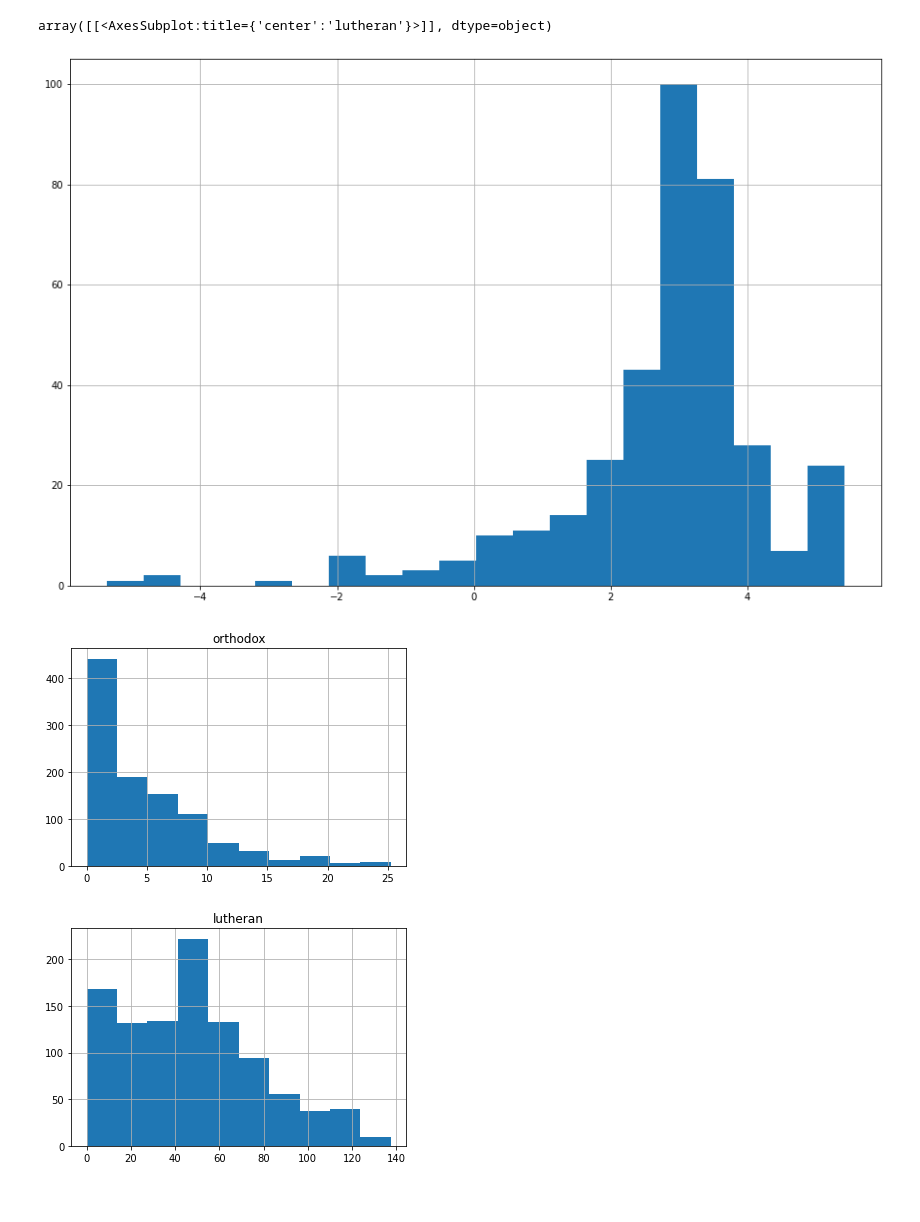
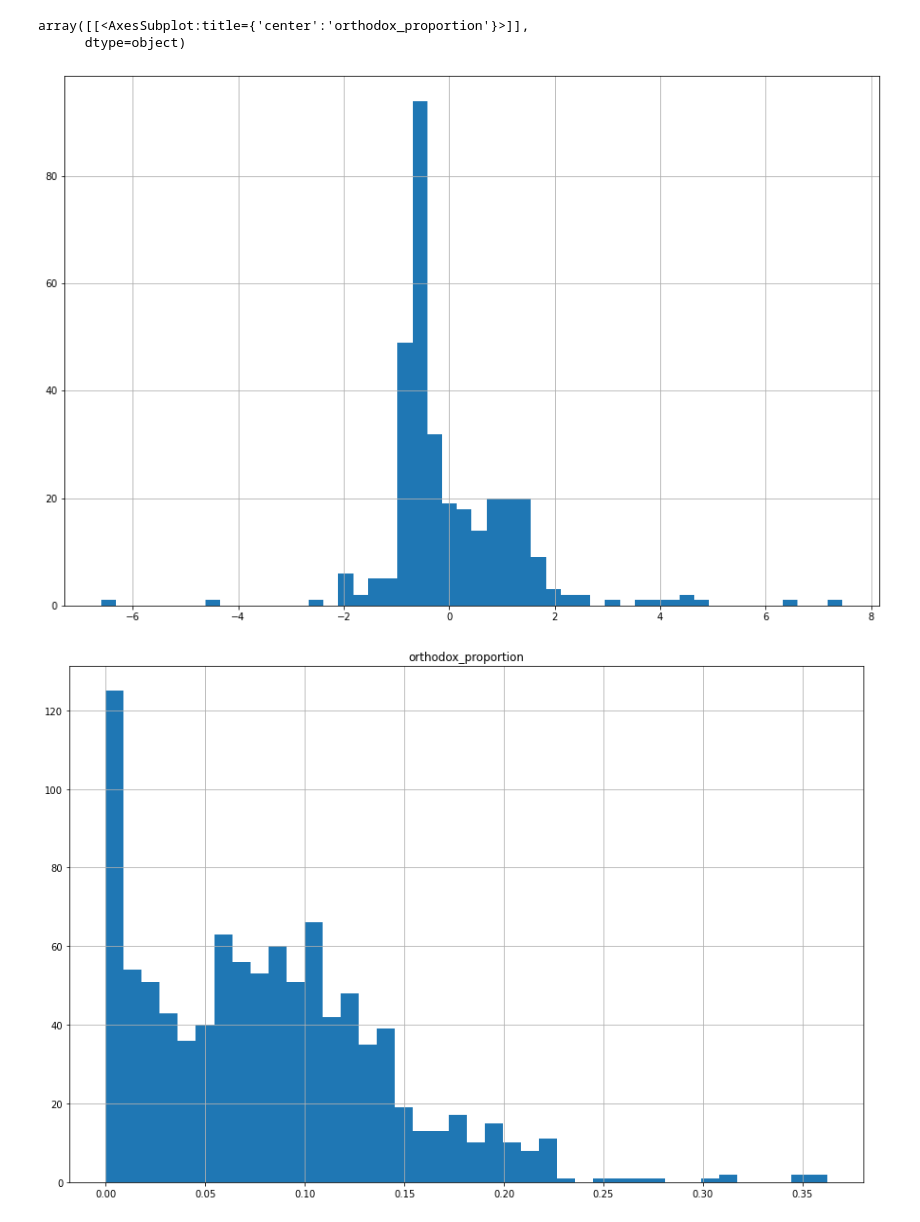
Before and after one commit to AnttiHaerkoenen/socio-ethnic_segregation, a Jupyter notebook: notebooks/exploratory_analysis.ipynb, the cells around one changed output. Saved outputs shown, nothing was run; the diff lists cells and outputs as text; code cells hidden in the pictures.

```diff
--- a/notebooks/exploratory_analysis.ipynb
+++ b/notebooks/exploratory_analysis.ipynb
@@ -11,6 +11,6 @@ import matplotlib.pyplot as plt
 
 cf.go_offline()
 data_dir = Path('../data/processed')
-data = gpd.read_file(data_dir / 'spatial_income_1880.gpkg').dropna()
-
-data.plot(figsize=(10,10))
+data = gpd.read_file(data_dir / 'spatial_income_1880.gpkg')
+# print(data.loc[data.orthodox_proportion.isna()])
+data.dropna(inplace=True)
@@ -20,8 +22,9 @@ data.plot(figsize=(10,10))
 # %%
-data.loc[data.is_old,'total_income_ln'].hist(figsize=(15,10), bins=50)
+data.loc[data.is_old,'income_per_capita_ln'].hist(figsize=(15,10), bins=50)
 plt.show()
-data.loc[~data.is_old,'total_income_ln'].hist(figsize=(15,10), bins=20)
-data.hist(column='orthodox')
-data.hist(column='lutheran')
+data.loc[~data.is_old,'income_per_capita_ln'].hist(figsize=(15,10), bins=50)
+data.hist(column='orthodox_proportion', figsize=(15, 10), bins=40)
+# data.hist(column='orthodox')
+# data.hist(column='lutheran')
 # data.iplot(x='total_income', y='total_density', kind='scatter', mode='markers')
 # %% [output]
@@ -29,7 +32,7 @@ data.hist(column='lutheran')
-array([[<AxesSubplot:title={'center':'lutheran'}>]], dtype=object)
+array([[<AxesSubplot:title={'center':'orthodox_proportion'}>]],
+      dtype=object)
-[figure, old version]
+[figure, new version]
-[figure, old version]
+[figure, new version]
-[figure, removed]
 # %%
 with pm.Model() as model_1:
     F = pm.Data('F', data.is_old.astype('int'))
```
Also changed, not shown: parts of 6 cells of this notebook, 2 other files.
